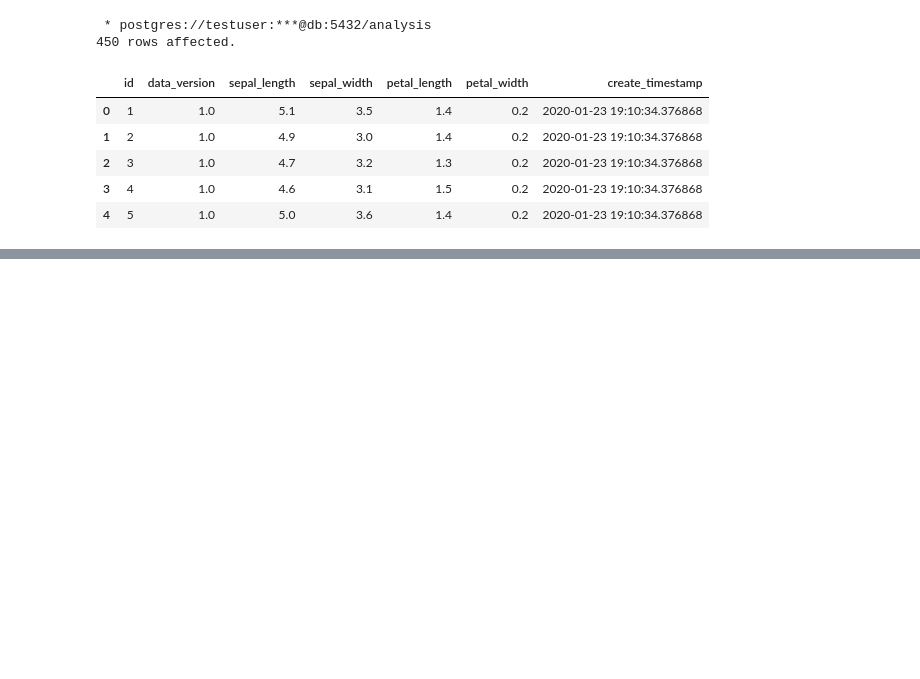
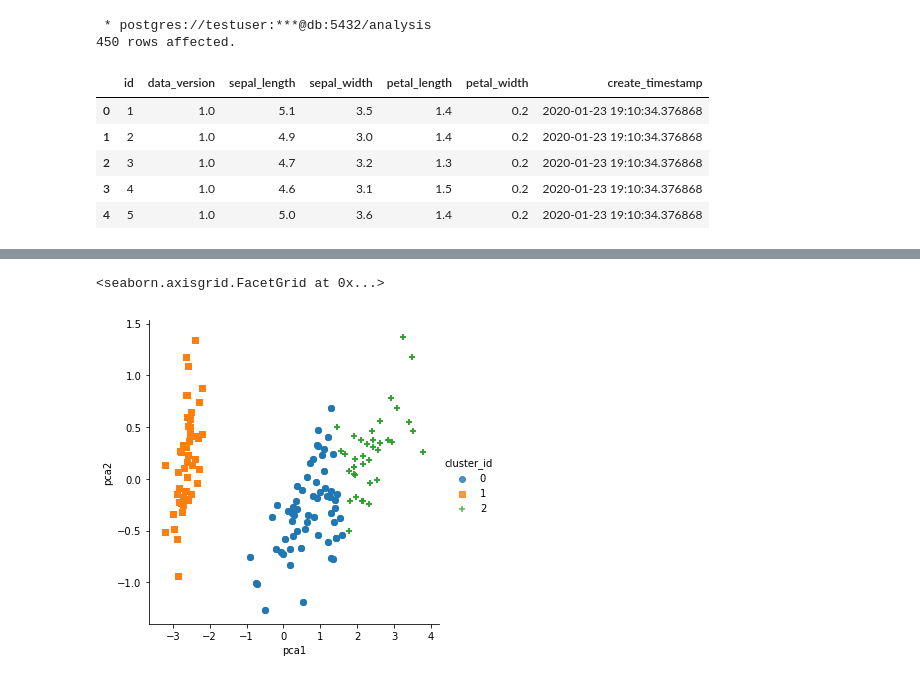
Before and after one commit to letitride/Machine-learning-utilization-guide, a Jupyter notebook: 4-4/index.ipynb, the cells around one changed output, grey strips where cells are left out. Drawn from its saved outputs; the diff is of its cells as text; code cells hidden in the pictures; blank space fills up the shorter version.

```diff
--- a/4-4/index.ipynb
+++ b/4-4/index.ipynb
@@ -56,0 +67,5 @@ df_input.head()
+# %%
+from sklearn.cluster import KMeans
+kms = KMeans( n_clusters=3, random_state=1)
+clusters = kms.fit_predict(df_src)
+clusters
@@ -56,0 +90,7 @@ df_input.head()
+# %%
+from sklearn.decomposition import PCA
+pca = PCA(n_components=2, random_state=1)
+pca_values = pca.fit_transform(df_src)
+# %%
+df_pca = pd.DataFrame(pca.transform(df_src), columns=['pca1', 'pca2'])
+df_pca.head()
@@ -56,0 +104,3 @@ df_input.head()
+# %%
+df_plot = df_pca.assign(cluster_id=clusters)
+df_plot.head()
@@ -56,0 +114,8 @@ df_input.head()
+# %%
+%matplotlib inline
+import seaborn as sns
+
+sns.lmplot(x='pca1', y='pca2', data=df_plot, hue='cluster_id', markers=['o', 's', '+'], fit_reg=False)
+# %% [output]
+<seaborn.axisgrid.FacetGrid at 0x...>
+[figure, added]
```
Also changed, not shown: parts of 8 cells of this notebook.
